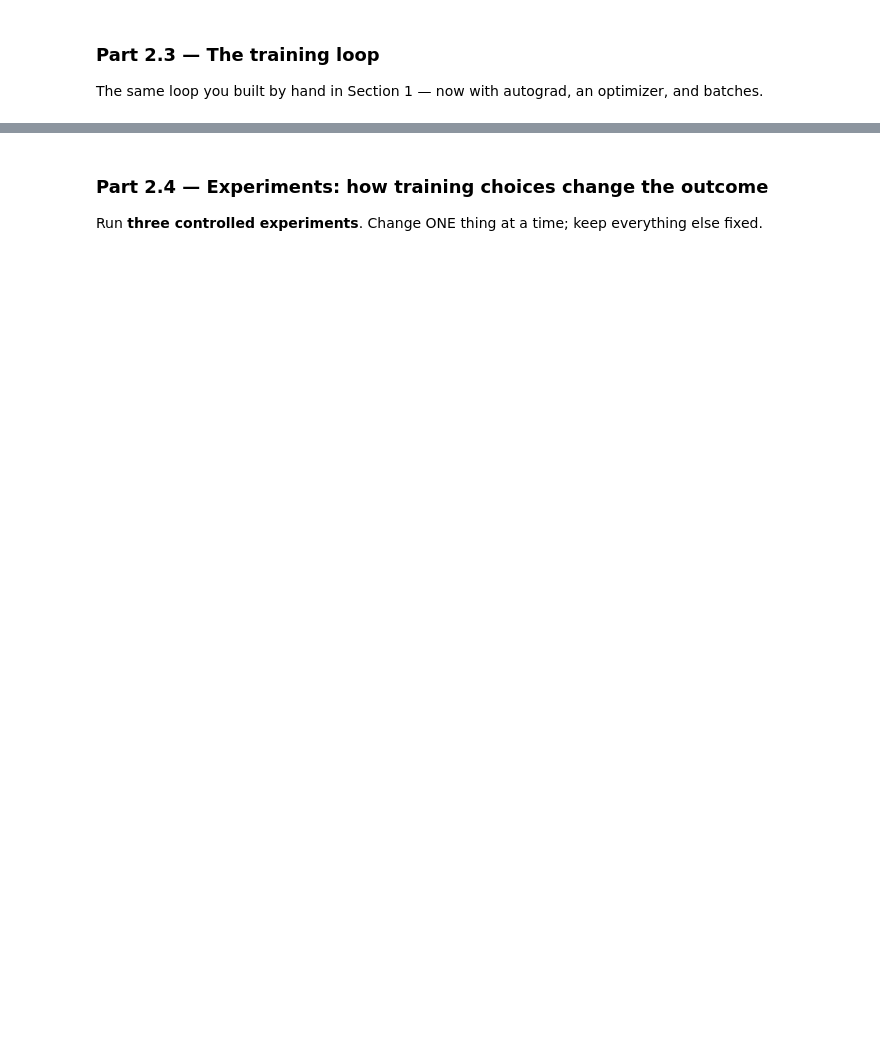
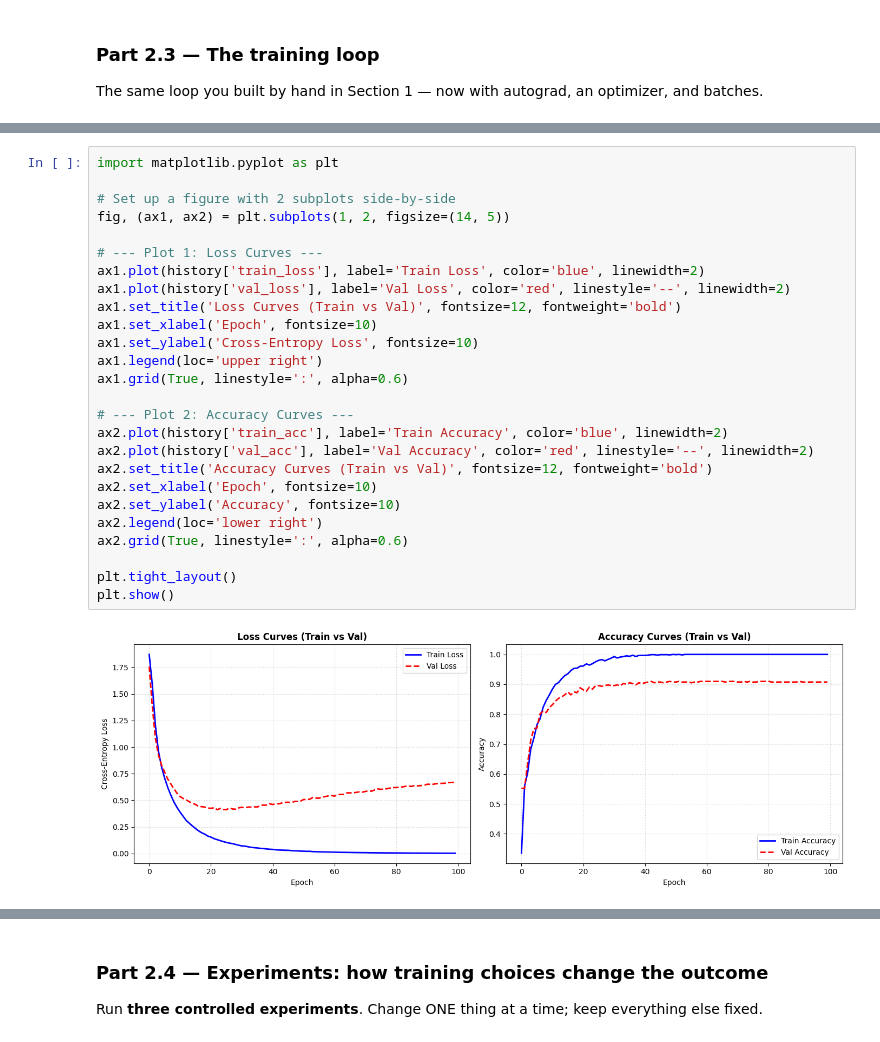
Before and after one commit to KateuleOrion/lab-3, a Jupyter notebook: Lab_3.ipynb, the cells around one changed output, grey strips where cells are left out. Cells and saved outputs as stored; diff of their text form; blank space fills up the shorter version.

```diff
--- a/Lab_3.ipynb
+++ b/Lab_3.ipynb
@@ -290,3 +602,31 @@ The same loop you built by hand in Section 1 — now with autograd, an optimizer
+# %%
+import matplotlib.pyplot as plt
+
+# Set up a figure with 2 subplots side-by-side
+fig, (ax1, ax2) = plt.subplots(1, 2, figsize=(14, 5))
+
+# --- Plot 1: Loss Curves ---
+ax1.plot(history['train_loss'], label='Train Loss', color='blue', linewidth=2)
+ax1.plot(history['val_loss'], label='Val Loss', color='red', linestyle='--', linewidth=2)
+ax1.set_title('Loss Curves (Train vs Val)', fontsize=12, fontweight='bold')
+ax1.set_xlabel('Epoch', fontsize=10)
+ax1.set_ylabel('Cross-Entropy Loss', fontsize=10)
+ax1.legend(loc='upper right')
+ax1.grid(True, linestyle=':', alpha=0.6)
+
+# --- Plot 2: Accuracy Curves ---
+ax2.plot(history['train_acc'], label='Train Accuracy', color='blue', linewidth=2)
+ax2.plot(history['val_acc'], label='Val Accuracy', color='red', linestyle='--', linewidth=2)
+ax2.set_title('Accuracy Curves (Train vs Val)', fontsize=12, fontweight='bold')
+ax2.set_xlabel('Epoch', fontsize=10)
+ax2.set_ylabel('Accuracy', fontsize=10)
+ax2.legend(loc='lower right')
+ax2.grid(True, linestyle=':', alpha=0.6)
+
+plt.tight_layout()
+plt.show()
+# %% [output]
+[figure, added]
 # %% [markdown]
 **Student Reasoning — Training**
 *1. Map each line of the PyTorch loop to the NumPy code you wrote in Section 1: which line is
```
Also changed, not shown: parts of 24 cells of this notebook.
